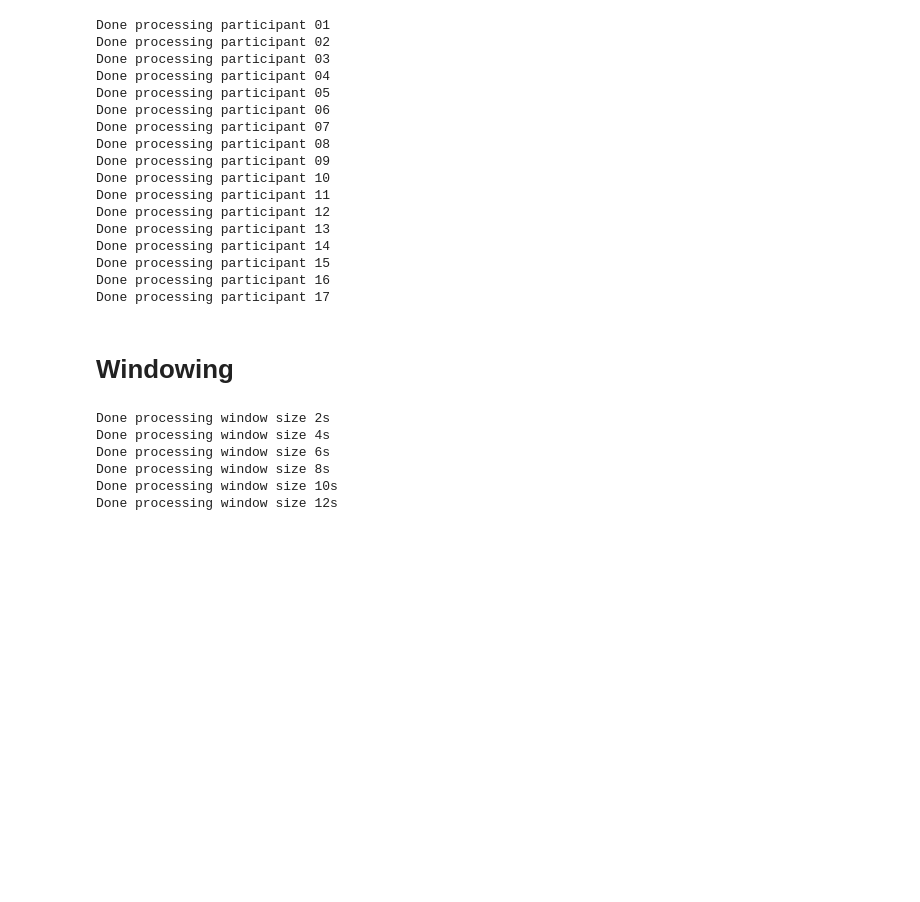
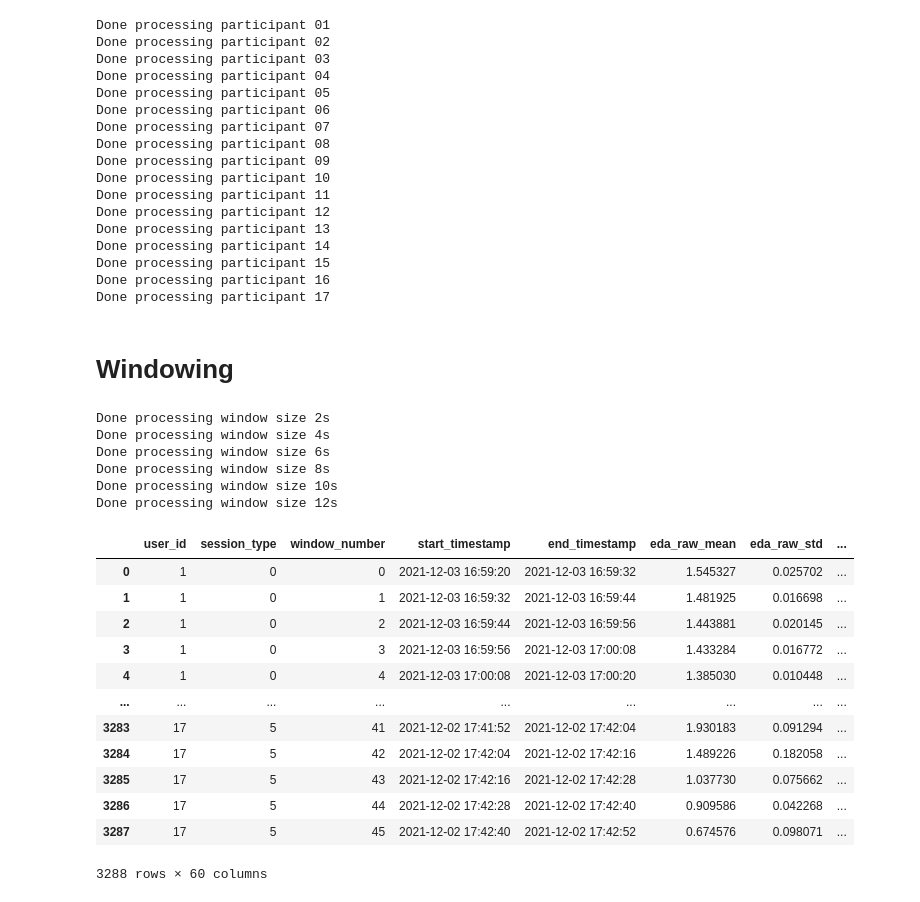
Before and after one commit to FYP-22-23-EEE/weee-preprocess, a Jupyter notebook: notebooks/E4/EDA.ipynb, the cells around one changed output. Drawn from its saved outputs; the diff is of its cells as text; code cells hidden in the pictures; blank space fills up the shorter version.

```diff
--- a/notebooks/E4/EDA.ipynb
+++ b/notebooks/E4/EDA.ipynb
@@ -22,12 +22,11 @@ from utils.resample import upsample
 from utils.time import parse_simple_timedelta
 # %%
 dataset = DatasetVersion1()
-sie = StudyInfoEncoder(os.path.join(DATASET_DIR, 'Study_Information.csv'))
+activity_encoder = StudyInfoEncoder(os.path.join(DATASET_DIR, 'Study_Information.csv'))
 # %% [markdown]
 # Process
 # %%
 def process_task(p):
-    global sie
     df = dataset.e4_eda(p)
 
     # process eda
@@ -38,7 +37,7 @@ def process_task(p):
 
     # post touch ups
     df.insert(1, 'user_id', p)
-    df = sie.fit_activity_column(
+    df = activity_encoder.fit_activity_column(
         df, p,
         timestamp_column='timestamp',
         activity_column='session_type',
@@ -73,26 +72,24 @@ Done processing participant 17
 # %%
 WINDOW_SIZES = ['2s', '4s', '6s', '8s', '10s', '12s']
 AGG_FUNCS = ['mean', 'std', 'min', 'max', 'median']
-SKIP_FROM_START_SIT_FOR_EACH = '30s'
+SKIP_FROM_START_SIT = '30s'
 # %%
 def create_non_overlapping_windows(window_size, agg_funcs, ignore_incomplete_windows=True):
     dfs = []
     for p, p_df in E4_EDA.groupby('user_id'):
+
+        if SKIP_FROM_START_SIT:
+            skip = parse_simple_timedelta(SKIP_FROM_START_SIT)
+            p_df = activity_encoder.crop_from_start_time(p_df, p, offset=skip)
+
         for a, pa_df in p_df.groupby('session_type'):
             # pre touch ups
             df = pa_df.sort_values('timestamp')
-            if SKIP_FROM_START_SIT_FOR_EACH:
-                lower_bound = df['timestamp'].iloc[0] + parse_simple_timedelta(SKIP_FROM_START_SIT_FOR_EACH)
-                df = df[df['timestamp'] >= lower_bound]
-            df = df.dropna(subset=['session_type']) # remove rows with nan activity
-            if ignore_incomplete_windows:
-                number_of_windows = len(df) // int(window_size[:-1])
-                df = df.iloc[:number_of_windows*int(window_size[:-1])] # remove incomplete windows
 
             # create windows and aggregate
             agg_cols = {c: agg_funcs for c in df.columns if c not in ['timestamp', 'session_type', 'user_id']}
             agg_cols['timestamp'] =  ['first', 'last']
-            windowed = df.groupby(pd.Grouper(key='timestamp', freq=window_size)).agg(agg_cols)
+            windowed = df.groupby(pd.Grouper(key='timestamp', freq=window_size, origin='start')).agg(agg_cols)
 
             # post touch ups
             windowed.columns = ['_'.join(col).strip() for col in windowed.columns.values]
@@ -100,10 +97,15 @@ def create_non_overlapping_windows(window_size, agg_funcs, ignore_incomplete_win
             windowed.insert(0, 'user_id', p)
             windowed.insert(1, 'session_type', a)
             windowed.insert(2, 'window_number', range(len(windowed)))
-            windowed.insert(3, 'start_timestamp', windowed.pop('timestamp_first').dt.ceil(freq='s'))
+            windowed.insert(3, 'start_timestamp', windowed.pop('timestamp_first').dt.floor(freq='s'))
             windowed.insert(4, 'end_timestamp', windowed.pop('timestamp_last').dt.ceil(freq='s'))
             windowed.drop(columns=['timestamp'], inplace=True)
+            if (windowed.iloc[-1]['end_timestamp'] - windowed.iloc[-1]['start_timestamp']) < parse_simple_timedelta(window_size):
+                # remove last window if it is incomplete
+                windowed.drop(windowed.tail(1).index, inplace=True)
+
             dfs.append(windowed)
+
     return pd.concat(dfs, axis=0, ignore_index=True)
 # %%
 %mkdir -p data/v2/E4
@@ -120,3 +122,19 @@ Done processing window size 6s
 Done processing window size 8s
 Done processing window size 10s
 Done processing window size 12s
+# %%
+E4_EDA_WINDOWED
+# %% [output]
+|  | user_id | session_type | window_number | start_timestamp | end_timestamp | eda_raw_mean | eda_raw_std | ... |
+| 0 | 1 | 0 | 0 | 2021-12-03 16:59:20 | 2021-12-03 16:59:32 | 1.545327 | 0.025702 | ... |
+| 1 | 1 | 0 | 1 | 2021-12-03 16:59:32 | 2021-12-03 16:59:44 | 1.481925 | 0.016698 | ... |
+| 2 | 1 | 0 | 2 | 2021-12-03 16:59:44 | 2021-12-03 16:59:56 | 1.443881 | 0.020145 | ... |
+| 3 | 1 | 0 | 3 | 2021-12-03 16:59:56 | 2021-12-03 17:00:08 | 1.433284 | 0.016772 | ... |
+| 4 | 1 | 0 | 4 | 2021-12-03 17:00:08 | 2021-12-03 17:00:20 | 1.385030 | 0.010448 | ... |
+| ... | ... | ... | ... | ... | ... | ... | ... | ... |
+| 3283 | 17 | 5 | 41 | 2021-12-02 17:41:52 | 2021-12-02 17:42:04 | 1.930183 | 0.091294 | ... |
+| 3284 | 17 | 5 | 42 | 2021-12-02 17:42:04 | 2021-12-02 17:42:16 | 1.489226 | 0.182058 | ... |
+| 3285 | 17 | 5 | 43 | 2021-12-02 17:42:16 | 2021-12-02 17:42:28 | 1.037730 | 0.075662 | ... |
+| 3286 | 17 | 5 | 44 | 2021-12-02 17:42:28 | 2021-12-02 17:42:40 | 0.909586 | 0.042268 | ... |
+| 3287 | 17 | 5 | 45 | 2021-12-02 17:42:40 | 2021-12-02 17:42:52 | 0.674576 | 0.098071 | ... |
+3288 rows × 60 columns
```
Also changed, not shown: 5 other files.
